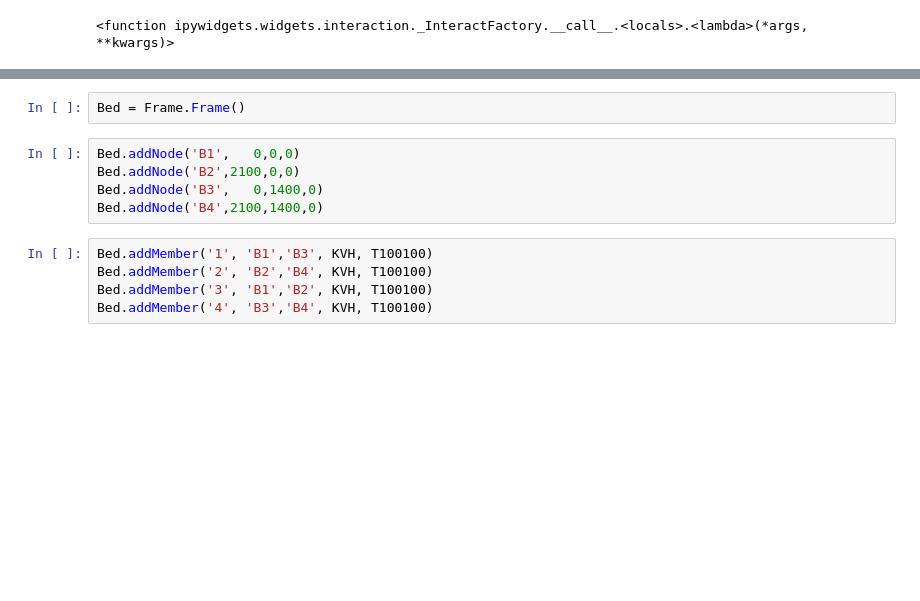
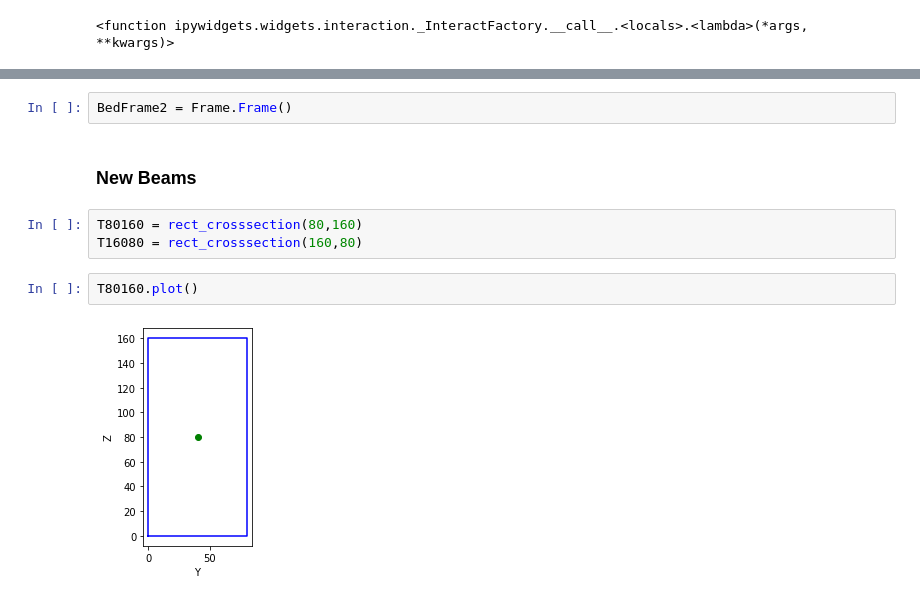
Before and after one commit to wrangelvid/pyFrame, a Jupyter notebook: Examples/ElevatingBed.ipynb, the cells around one changed output, grey strips where cells are left out. Saved outputs shown, nothing was run; the diff lists cells and outputs as text; blank space fills up the shorter version.

```diff
--- a/Examples/ElevatingBed.ipynb
+++ b/Examples/ElevatingBed.ipynb
@@ -198,12 +206,11 @@ interactive(children=(FloatSlider(value=0.01, description='label_offset', max=0.
 # %%
-Bed = Frame.Frame()
+BedFrame2 = Frame.Frame()
-# %%
-Bed.addNode('B1',   0,0,0)
-Bed.addNode('B2',2100,0,0)
-Bed.addNode('B3',   0,1400,0)
-Bed.addNode('B4',2100,1400,0)
-# %%
-Bed.addMember('1', 'B1','B3', KVH, T100100)
-Bed.addMember('2', 'B2','B4', KVH, T100100)
-Bed.addMember('3', 'B1','B2', KVH, T100100)
-Bed.addMember('4', 'B3','B4', KVH, T100100)
+# %% [markdown]
+### New Beams
+# %%
+T80160 = rect_crosssection(80,160)
+T16080 = rect_crosssection(160,80)
+# %%
+T80160.plot()
+# %% [output]
+[figure, added]
```
Also changed, not shown: parts of 23 cells of this notebook, 3 other files.
